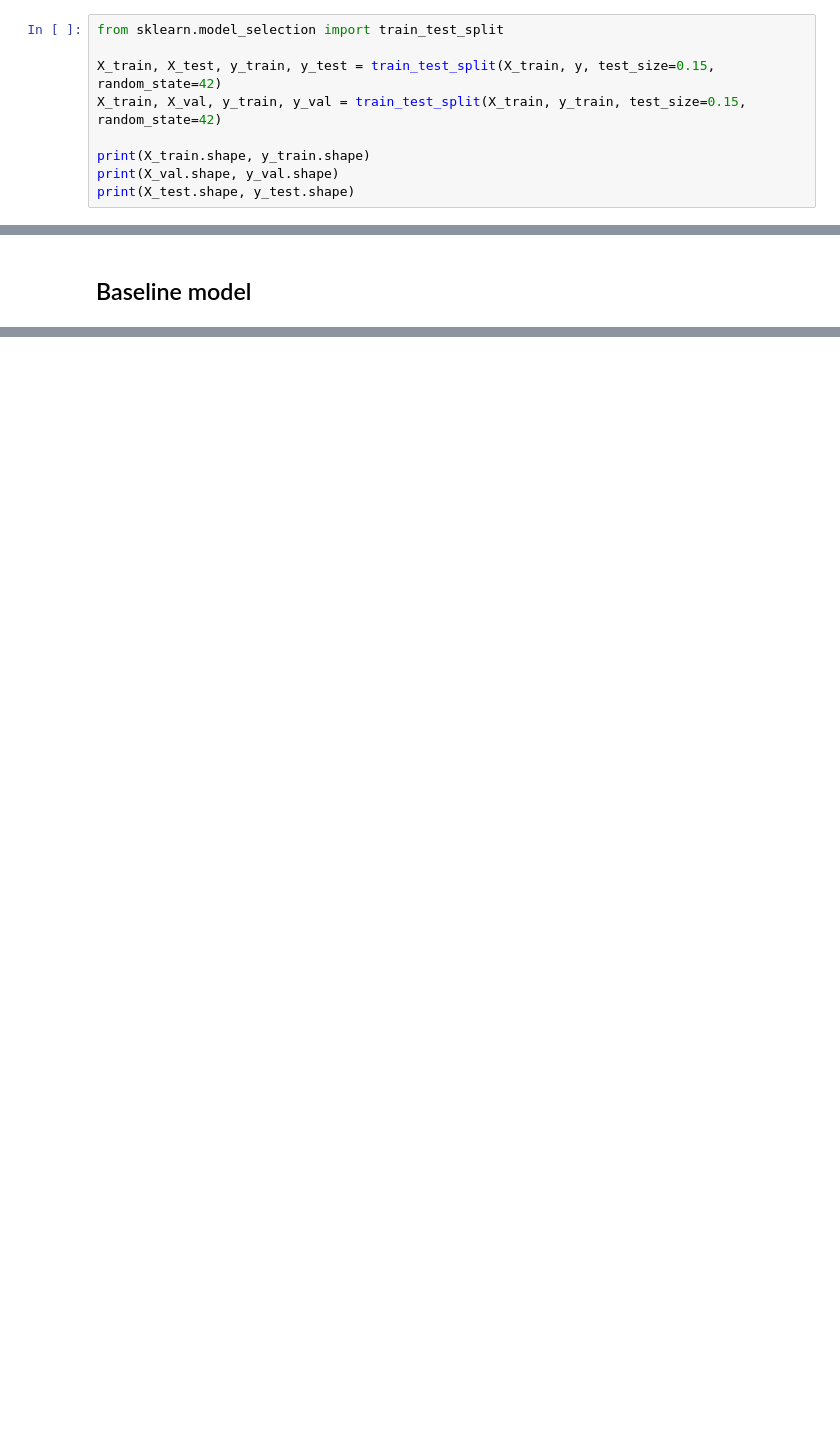
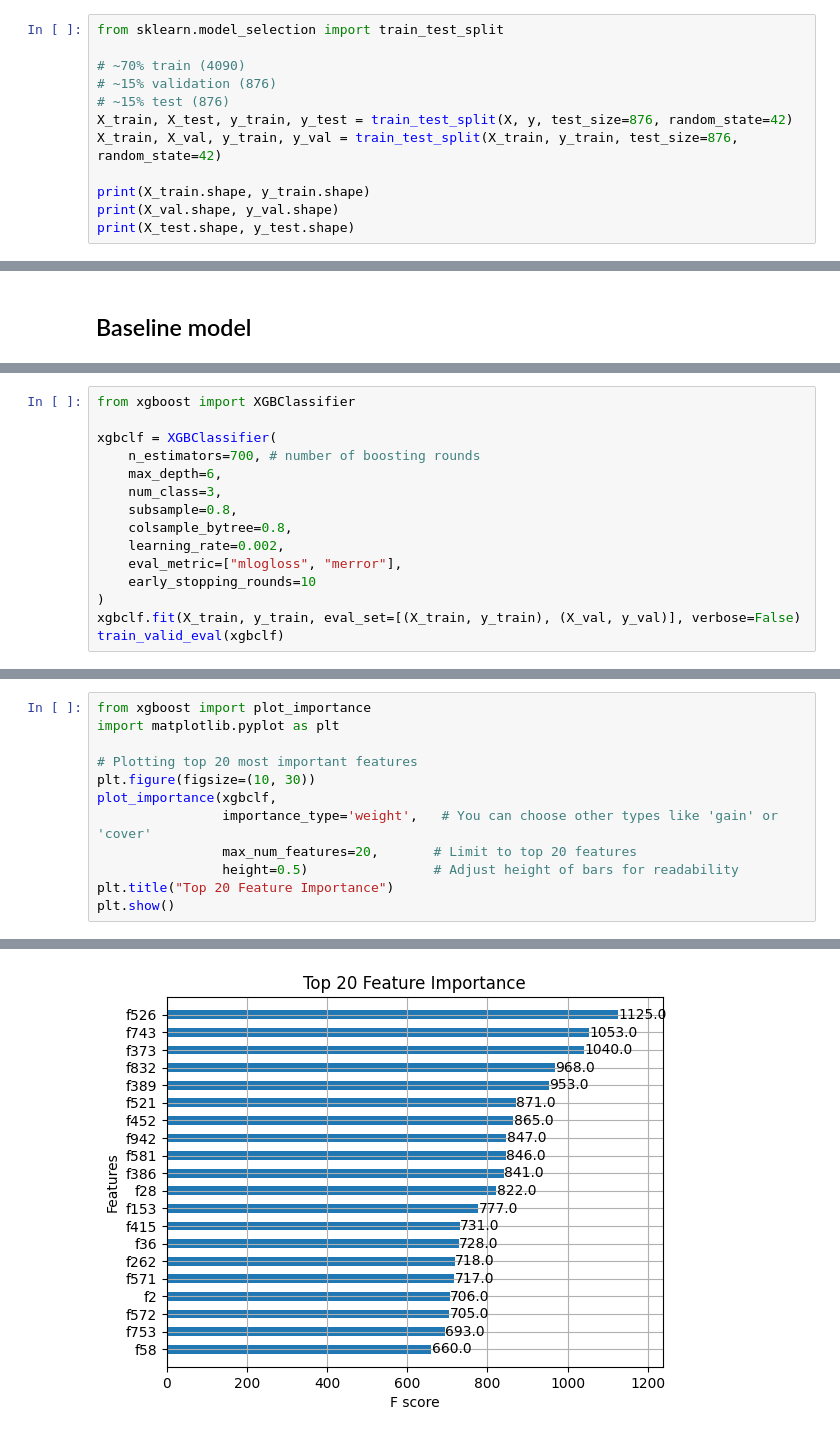
Before and after one commit to misosvec/ml-course-project, a Jupyter notebook: fsa.ipynb, the cells around one changed output, grey strips where cells are left out. Saved outputs shown, nothing was run; the diff lists cells and outputs as text; blank space fills up the shorter version.

Commit message:
experimenting with xgboost

```diff
--- a/fsa.ipynb
+++ b/fsa.ipynb
@@ -128,8 +173,11 @@ y = y.astype(int)
 # %%
 from sklearn.model_selection import train_test_split
 
-X_train, X_test, y_train, y_test = train_test_split(X_train, y, test_size=0.15, random_state=42)
-X_train, X_val, y_train, y_val = train_test_split(X_train, y_train, test_size=0.15, random_state=42)
+# ~70% train (4090)
+# ~15% validation (876)
+# ~15% test (876)
+X_train, X_test, y_train, y_test = train_test_split(X, y, test_size=876, random_state=42)
+X_train, X_val, y_train, y_val = train_test_split(X_train, y_train, test_size=876, random_state=42)
 
 print(X_train.shape, y_train.shape)
 print(X_val.shape, y_val.shape)
@@ -164,0 +214,15 @@ TypeError: can't convert cuda:0 device type tensor to numpy. Use Tensor.cpu() to
+# %%
+from xgboost import XGBClassifier
+
+xgbclf = XGBClassifier(
+    n_estimators=700, # number of boosting rounds
+    max_depth=6,
+    num_class=3,
+    subsample=0.8,
+    colsample_bytree=0.8,
+    learning_rate=0.002,
+    eval_metric=["mlogloss", "merror"],
+    early_stopping_rounds=10
+)
+xgbclf.fit(X_train, y_train, eval_set=[(X_train, y_train), (X_val, y_val)], verbose=False)
+train_valid_eval(xgbclf)
@@ -164,0 +232,13 @@ TypeError: can't convert cuda:0 device type tensor to numpy. Use Tensor.cpu() to
+# %%
+from xgboost import plot_importance
+import matplotlib.pyplot as plt
+
+# Plotting top 20 most important features
+plt.figure(figsize=(10, 30))
+plot_importance(xgbclf,
+                importance_type='weight',   # You can choose other types like 'gain' or 'cover'
+                max_num_features=20,       # Limit to top 20 features
+                height=0.5)                # Adjust height of bars for readability
+plt.title("Top 20 Feature Importance")
+plt.show()
+# %% [output]
@@ -164,0 +246 @@ TypeError: can't convert cuda:0 device type tensor to numpy. Use Tensor.cpu() to
+[figure, added]
```
Also changed, not shown: parts of 23 cells of this notebook.
